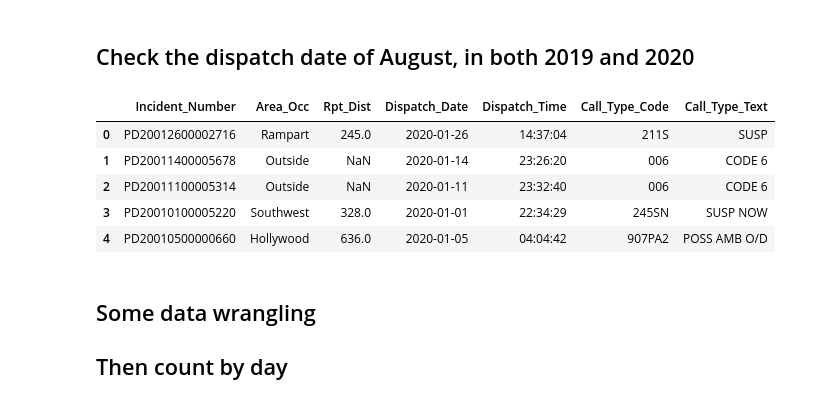
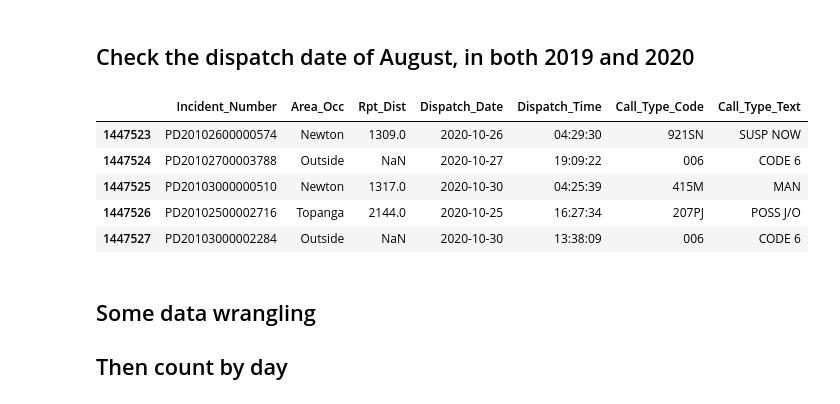
Before and after one commit to pattyjula/cfs-plots, a Jupyter notebook: code/cfs_analysis.ipynb, the cells around one changed output. Saved outputs shown, nothing was run; the diff lists cells and outputs as text; code cells hidden in the pictures.

```diff
--- a/code/cfs_analysis.ipynb
+++ b/code/cfs_analysis.ipynb
@@ -31,16 +31,16 @@ df20.Dispatch_Date = pd.to_datetime(df20.Dispatch_Date, infer_datetime_format=Tr
 ## Check the dispatch date of August, in both 2019 and 2020
 # %%
 df19_ = df19[(df19.Dispatch_Date >= '2019-01-01') & (df19.Dispatch_Date < '2020-01-01')]
-df20_ = df20[(df20.Dispatch_Date >= '2020-01-01') & (df20.Dispatch_Date <= '2020-10-01')]
+df20_ = df20[(df20.Dispatch_Date >= '2020-01-01') & (df20.Dispatch_Date <= '2020-10-31')]
 # Preview the 2020 data, top five rows by default
-df20_.head()
+df20_.tail()
 # %% [output]
 |  | Incident_Number | Area_Occ | Rpt_Dist | Dispatch_Date | Dispatch_Time | Call_Type_Code | Call_Type_Text |
-| 0 | PD20012600002716 | Rampart | 245.0 | 2020-01-26 | 14:37:04 | 211S | SUSP |
-| 1 | PD20011400005678 | Outside | NaN | 2020-01-14 | 23:26:20 | 006 | CODE 6 |
-| 2 | PD20011100005314 | Outside | NaN | 2020-01-11 | 23:32:40 | 006 | CODE 6 |
-| 3 | PD20010100005220 | Southwest | 328.0 | 2020-01-01 | 22:34:29 | 245SN | SUSP NOW |
-| 4 | PD20010500000660 | Hollywood | 636.0 | 2020-01-05 | 04:04:42 | 907PA2 | POSS AMB O/D |
+| 1447523 | PD20102600000574 | Newton | 1309.0 | 2020-10-26 | 04:29:30 | 921SN | SUSP NOW |
+| 1447524 | PD20102700003788 | Outside | NaN | 2020-10-27 | 19:09:22 | 006 | CODE 6 |
+| 1447525 | PD20103000000510 | Newton | 1317.0 | 2020-10-30 | 04:25:39 | 415M | MAN |
+| 1447526 | PD20102500002716 | Topanga | 2144.0 | 2020-10-25 | 16:27:34 | 207PJ | POSS J/O |
+| 1447527 | PD20103000002284 | Outside | NaN | 2020-10-30 | 13:38:09 | 006 | CODE 6 |
 # %% [markdown]
 ## Some data wrangling
 ## Then count by day
```
Also changed, not shown: parts of 1 cell of this notebook.
